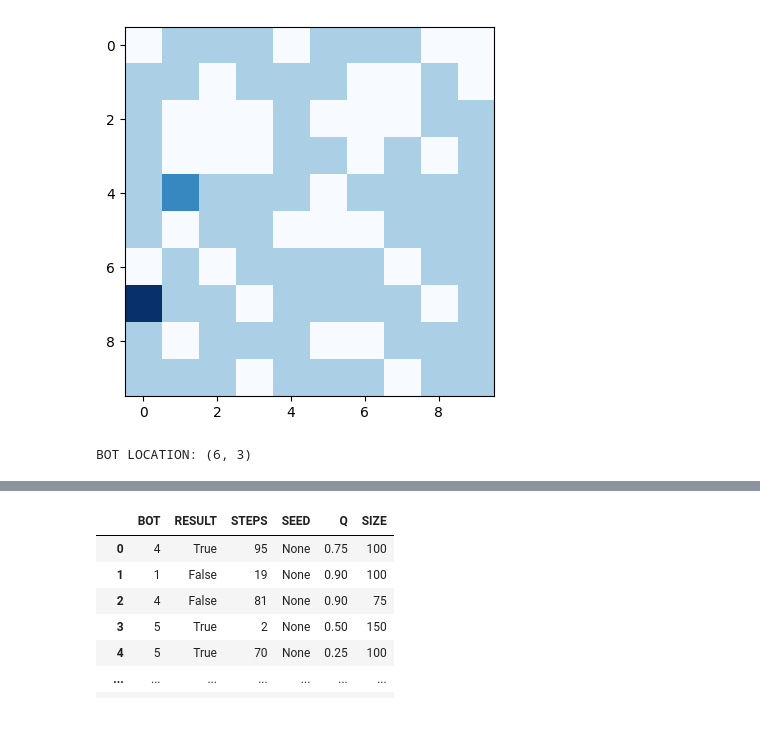
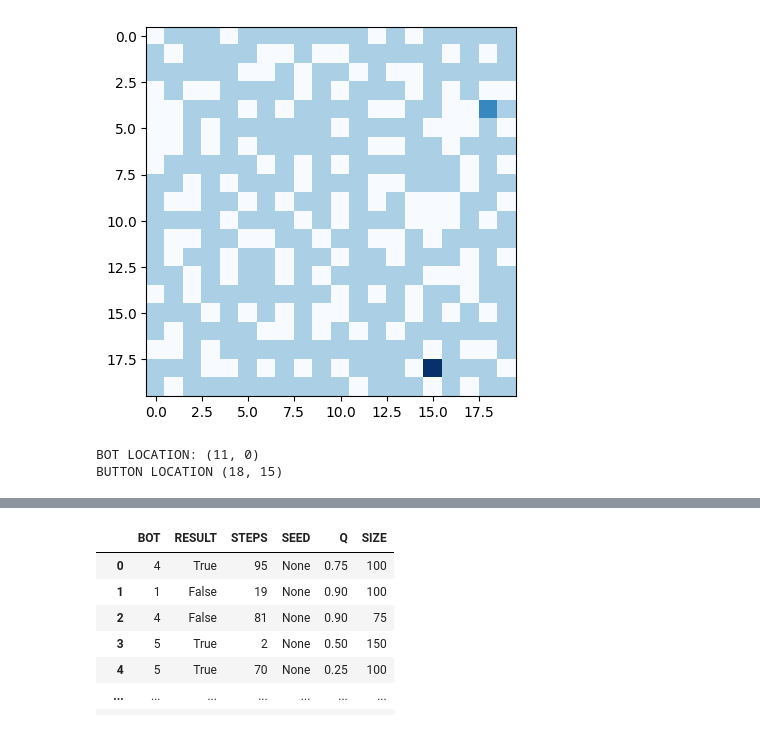
Before and after one commit to dem-ioak/AI-Project-One, a Jupyter notebook: src/Ship.ipynb, the cells around one changed output, grey strips where cells are left out. Cells and saved outputs as stored; diff of their text form; code cells hidden in the pictures.

```diff
--- a/src/Ship.ipynb
+++ b/src/Ship.ipynb
@@ -407,25 +414,34 @@ class Bot:
         return []
 
     def bot_2(self):
-        path = self.ship.astar(self.bot, self.button, radius=1)
+        path = self.ship.astar(self.bot, self.button, radius=0)
         if path:
             return path
         return []
 
     def bot_3(self):
-        path = self.ship.astar(self.bot, self.button, radius=2)
+        path = self.ship.astar(self.bot, self.button, radius=1)
         if path:
             return path
         return []
 
     def simulate(self, bot_query=bot_1, step_limit=-1):
         success = False
-        curr_path = []
+        path = []
+        curr_path_ind = 1
+
+        bot_path = []
         i = 0
         while step_limit < 0 or i < step_limit:
-            if True: # TODO: check that path is not obstructed
+            #print("TEST", self.ship.is_path_obstructed(path=path))
+
+            if self.ship.is_path_obstructed(path=path): # TODO: check that path is not obstructed
+                print("invalid path. querying bot again.")
                 path = bot_query()
-                next = path[1]
+                curr_path_ind = 1
+
+            next = path[curr_path_ind]
+            curr_path_ind += 1
 
             bot_dist, fire_dist = self.ship.early_stop_bfs(self.button, self.bot)
             i += 1
@@ -435,12 +451,16 @@ class Bot:
             if next == () or next == (-1, -1): # no next move found
                 success = False
                 break
+            elif bot_dist == -1:
+                success = False
+                break
             elif bot_dist < fire_dist:
                 success = True
                 i += bot_dist-1
                 break
             else: # move bot
                 self.move(next)
+                bot_path += [next]
                 if self.bot == self.button:
                     success = True
                     break
@@ -451,21 +471,23 @@ class Bot:
                 success = False
                 break
 
-        return success, i
+        return success, i, bot_path
 # %%
 # Generate Ship
-D = 10 # ship size
+D = 20 # ship size
 q = 1   # flammability constant
 seed = 2022
 
 ship = Ship(D, q, seed)
 ship.display()
 
 test_bot = Bot(ship)
 #print(test_bot.query_bot_1())
 print("BOT LOCATION:", ship.bot_location)
+print("BUTTON LOCATION", ship.button_location)
 # %% [output]
-[figure, old version]
+[figure, new version]
-BOT LOCATION: (6, 3)
+BOT LOCATION: (11, 0)
+BUTTON LOCATION (18, 15)
 # %%
 result = test_bot.simulate(test_bot.bot_1)
```
Also changed, not shown: parts of 2 cells of this notebook.
